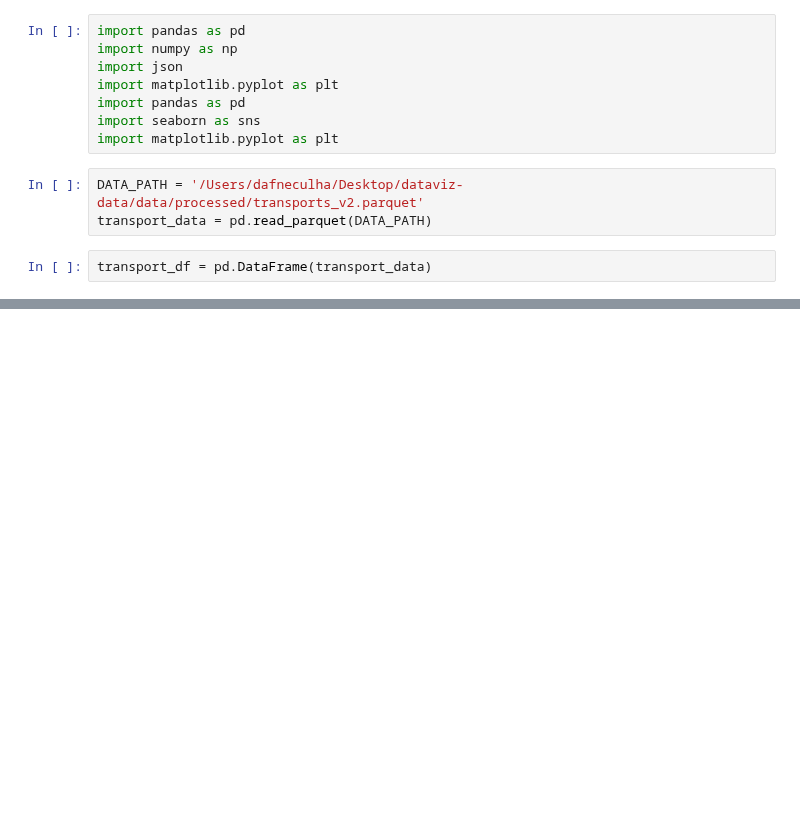
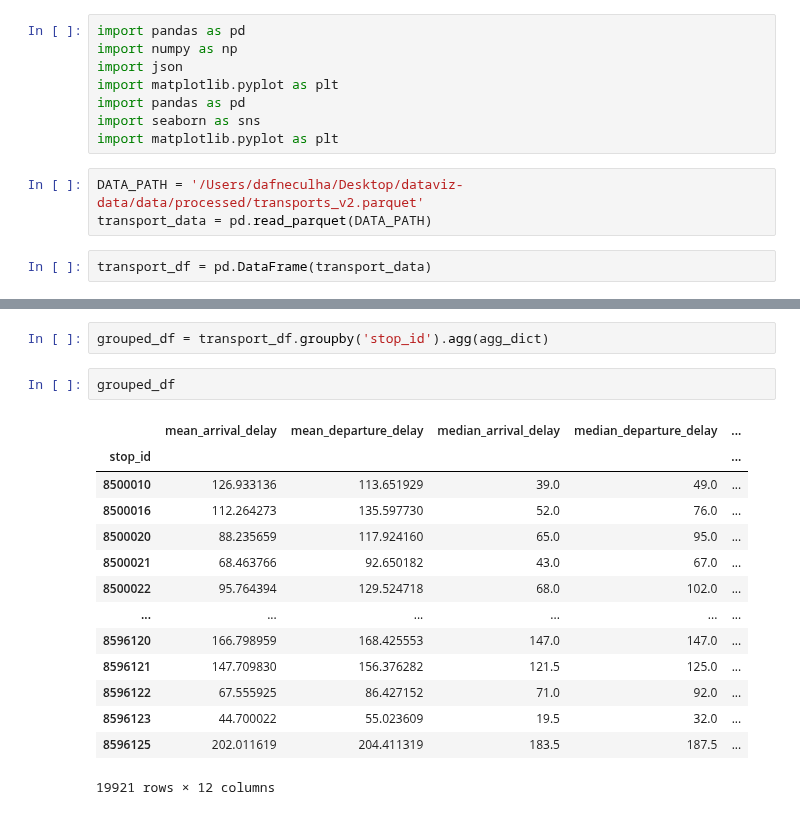
Before and after one commit to com-480-data-visualization/project-2023-choo-choo-data-darlings, a Jupyter notebook: home_table/table_data.ipynb, the cells around one changed output, grey strips where cells are left out. Drawn from its saved outputs; the diff is of its cells as text; blank space fills up the shorter version.

```diff
--- a/home_table/table_data.ipynb
+++ b/home_table/table_data.ipynb
@@ -37 +62,20 @@ df = transport_data[['trip_id', 'product_id', 'departure_time', 'arrival_time']]
+# %%
+grouped_df = transport_df.groupby('stop_id').agg(agg_dict)
+# %%
+grouped_df
+# %% [output]
+|  | mean_arrival_delay | mean_departure_delay | median_arrival_delay | median_departure_delay | ... |
+| stop_id |  |  |  |  | ... |
+| 8500010 | 126.933136 | 113.651929 | 39.0 | 49.0 | ... |
+| 8500016 | 112.264273 | 135.597730 | 52.0 | 76.0 | ... |
+| 8500020 | 88.235659 | 117.924160 | 65.0 | 95.0 | ... |
+| 8500021 | 68.463766 | 92.650182 | 43.0 | 67.0 | ... |
+| 8500022 | 95.764394 | 129.524718 | 68.0 | 102.0 | ... |
+| ... | ... | ... | ... | ... | ... |
+| 8596120 | 166.798959 | 168.425553 | 147.0 | 147.0 | ... |
+| 8596121 | 147.709830 | 156.376282 | 121.5 | 125.0 | ... |
+| 8596122 | 67.555925 | 86.427152 | 71.0 | 92.0 | ... |
+| 8596123 | 44.700022 | 55.023609 | 19.5 | 32.0 | ... |
+| 8596125 | 202.011619 | 204.411319 | 183.5 | 187.5 | ... |
+19921 rows × 12 columns
 # %%
```
Also changed, not shown: parts of 27 cells of this notebook, 1 other file.
